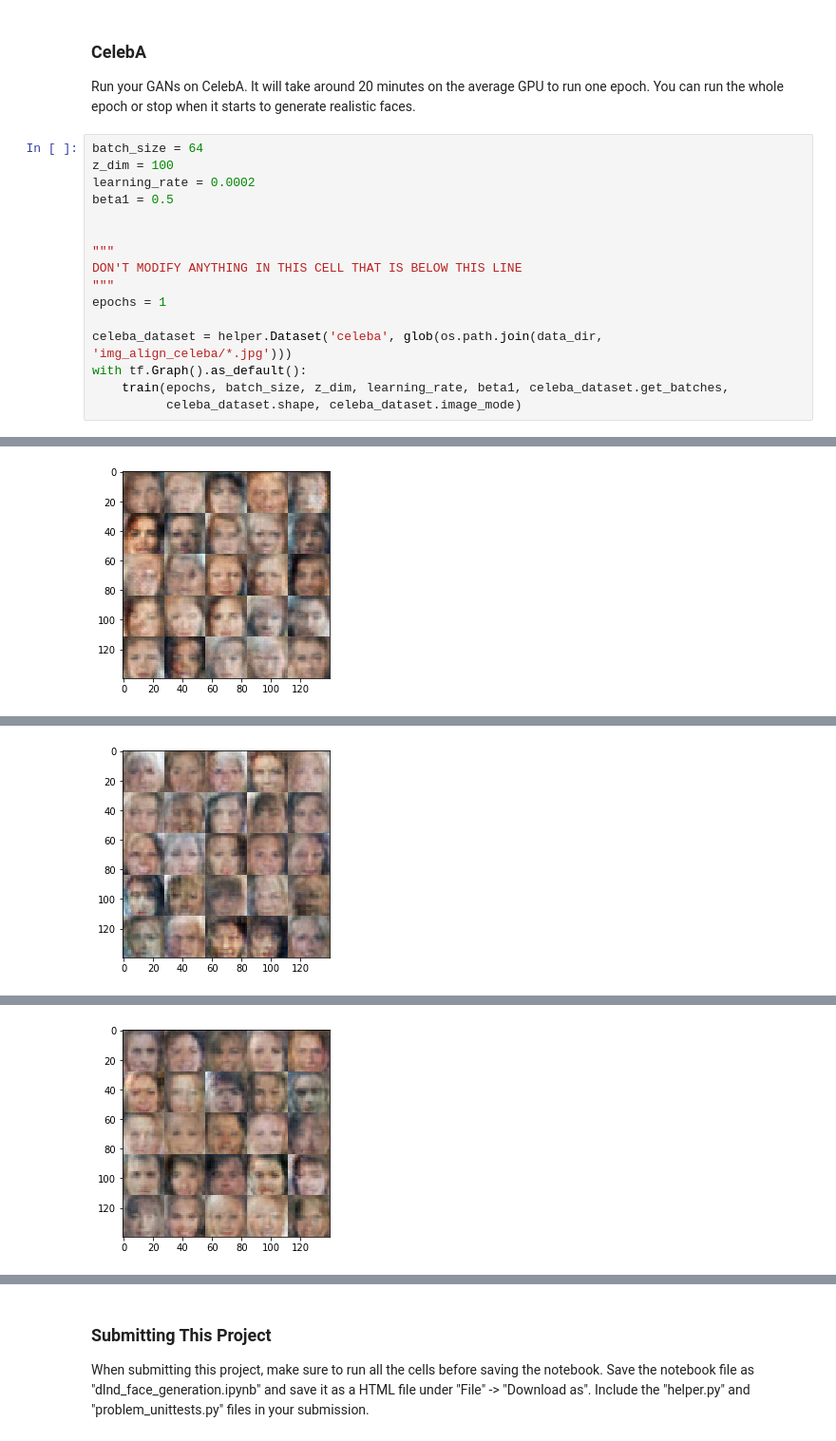
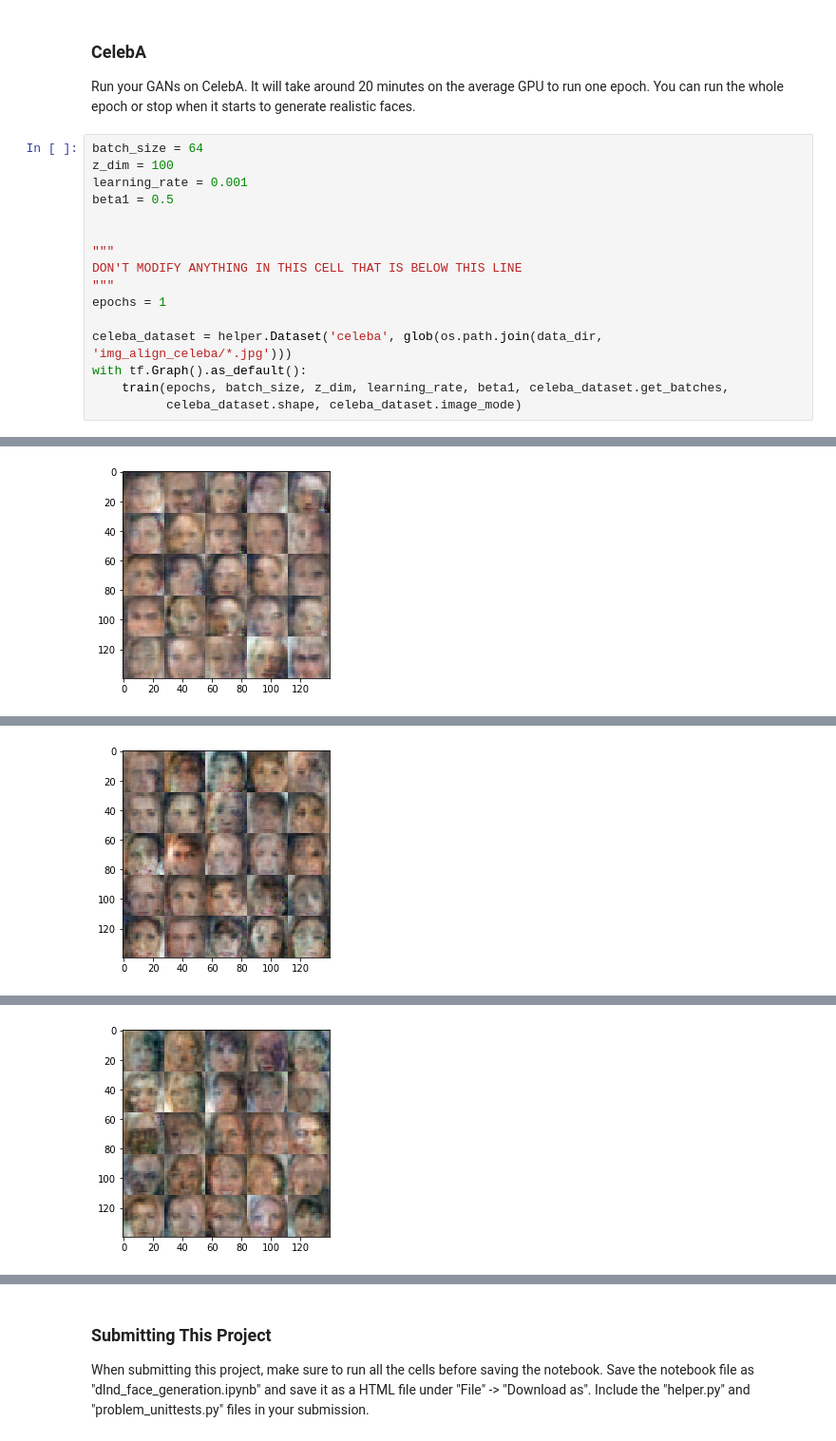
Before and after one commit to lawsim/deep-learning-project-5, a Jupyter notebook: dlnd_face_generation.ipynb, the cells around one changed output, grey strips where cells are left out. Shown at 95% size. Saved outputs shown, nothing was run; the diff lists cells and outputs as text.

```diff
--- a/dlnd_face_generation.ipynb
+++ b/dlnd_face_generation.ipynb
@@ -474,7 +475,7 @@ Run your GANs on CelebA.  It will take around 20 minutes on the average GPU to r
 # %%
 batch_size = 64
 z_dim = 100
-learning_rate = 0.0002
+learning_rate = 0.001
 beta1 = 0.5
 
 
@@ -512 +513 @@ Epoch 1/1... Discriminator Loss: 0.2869... Generator Loss: 6.3248
-[figure, old version]
+[figure, new version]
@@ -523 +524 @@ Epoch 1/1... Discriminator Loss: 0.1256... Generator Loss: 5.7858
-[figure, old version]
+[figure, new version]
@@ -534 +535 @@ Epoch 1/1... Discriminator Loss: 0.8801... Generator Loss: 0.7580
-[figure, old version]
+[figure, new version]
```
Also changed, not shown: parts of 3 cells of this notebook, 1 other file.
